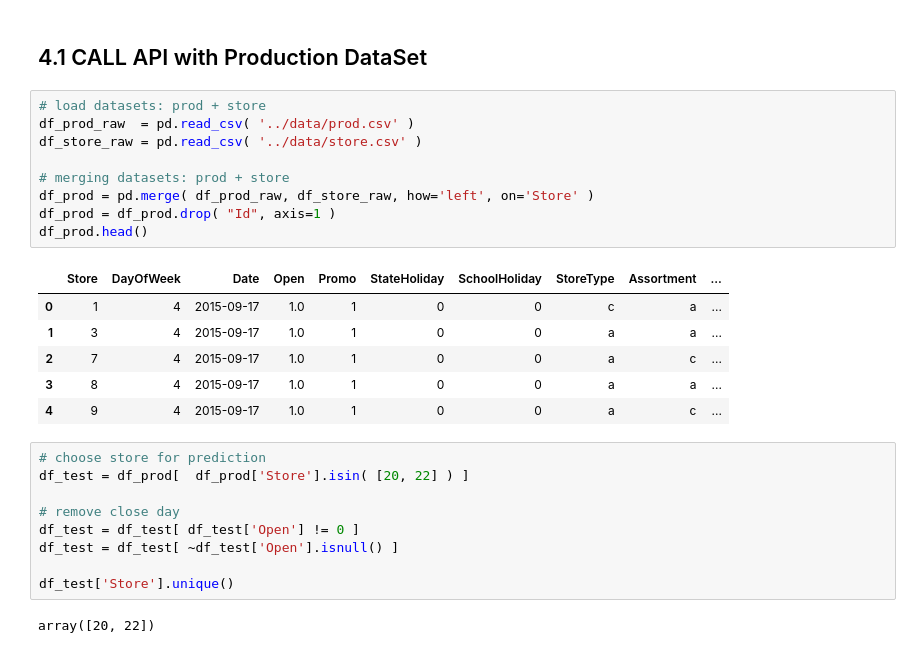
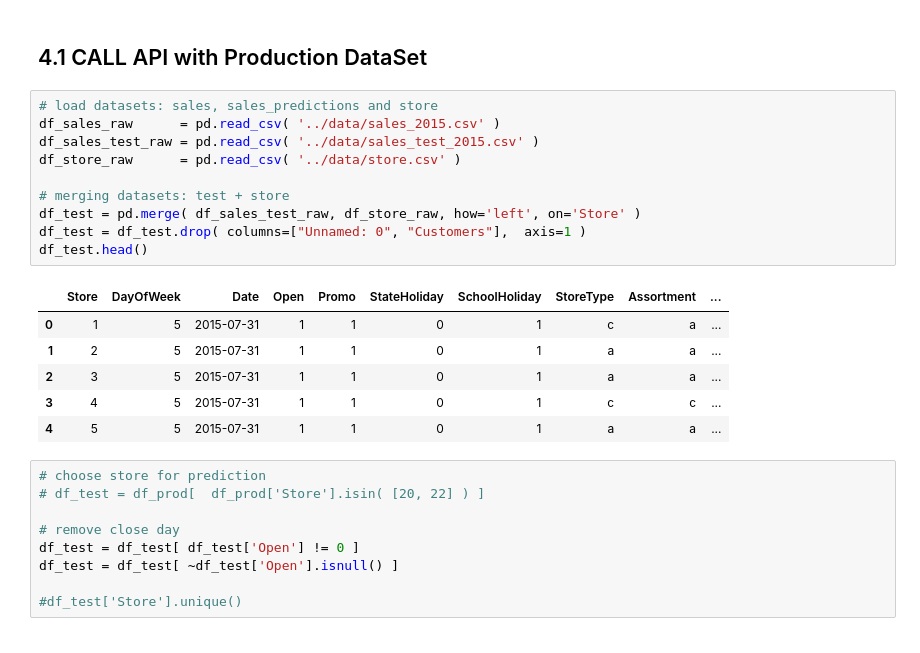
Before and after one commit to mendesdata/rossmann_store_sales, a Jupyter notebook: notebooks/months/rossmann_ml_months.ipynb, the cells around one changed output. Drawn from its saved outputs; the diff is of its cells as text.

```diff
--- a/notebooks/rossmann_ml_v2.ipynb
+++ b/notebooks/months/rossmann_ml_months.ipynb
@@ -519,29 +508,28 @@ pickle.dump( xgb_model_tuned, open( '../model/model_rossmann.pkl', 'wb' ) )
 # %% [markdown]
 ## 4.1 CALL API with Production DataSet
 # %%
-# load datasets: prod + store
-df_prod_raw  = pd.read_csv( '../data/prod.csv' )
-df_store_raw = pd.read_csv( '../data/store.csv' )
+# load datasets: sales, sales_predictions and store
+df_sales_raw      = pd.read_csv( '../data/sales_2015.csv' )
+df_sales_test_raw = pd.read_csv( '../data/sales_test_2015.csv' )
+df_store_raw      = pd.read_csv( '../data/store.csv' )
 
-# merging datasets: prod + store
-df_prod = pd.merge( df_prod_raw, df_store_raw, how='left', on='Store' )
-df_prod = df_prod.drop( "Id", axis=1 )
-df_prod.head()
+# merging datasets: test + store
+df_test = pd.merge( df_sales_test_raw, df_store_raw, how='left', on='Store' )
+df_test = df_test.drop( columns=["Unnamed: 0", "Customers"],  axis=1 )
+df_test.head()
 # %% [output]
 |  | Store | DayOfWeek | Date | Open | Promo | StateHoliday | SchoolHoliday | StoreType | Assortment | ... |
-| 0 | 1 | 4 | 2015-09-17 | 1.0 | 1 | 0 | 0 | c | a | ... |
-| 1 | 3 | 4 | 2015-09-17 | 1.0 | 1 | 0 | 0 | a | a | ... |
-| 2 | 7 | 4 | 2015-09-17 | 1.0 | 1 | 0 | 0 | a | c | ... |
-| 3 | 8 | 4 | 2015-09-17 | 1.0 | 1 | 0 | 0 | a | a | ... |
-| 4 | 9 | 4 | 2015-09-17 | 1.0 | 1 | 0 | 0 | a | c | ... |
+| 0 | 1 | 5 | 2015-07-31 | 1 | 1 | 0 | 1 | c | a | ... |
+| 1 | 2 | 5 | 2015-07-31 | 1 | 1 | 0 | 1 | a | a | ... |
+| 2 | 3 | 5 | 2015-07-31 | 1 | 1 | 0 | 1 | a | a | ... |
+| 3 | 4 | 5 | 2015-07-31 | 1 | 1 | 0 | 1 | c | c | ... |
+| 4 | 5 | 5 | 2015-07-31 | 1 | 1 | 0 | 1 | a | a | ... |
 # %%
 # choose store for prediction
-df_test = df_prod[  df_prod['Store'].isin( [20, 22] ) ]
+# df_test = df_prod[  df_prod['Store'].isin( [20, 22] ) ]
 
 # remove close day
 df_test = df_test[ df_test['Open'] != 0 ]
 df_test = df_test[ ~df_test['Open'].isnull() ]
 
-df_test['Store'].unique()
+#df_test['Store'].unique()
-# %% [output]
-array([20, 22])
```
Also changed, not shown: parts of 30 cells of this notebook, 3 other files.
